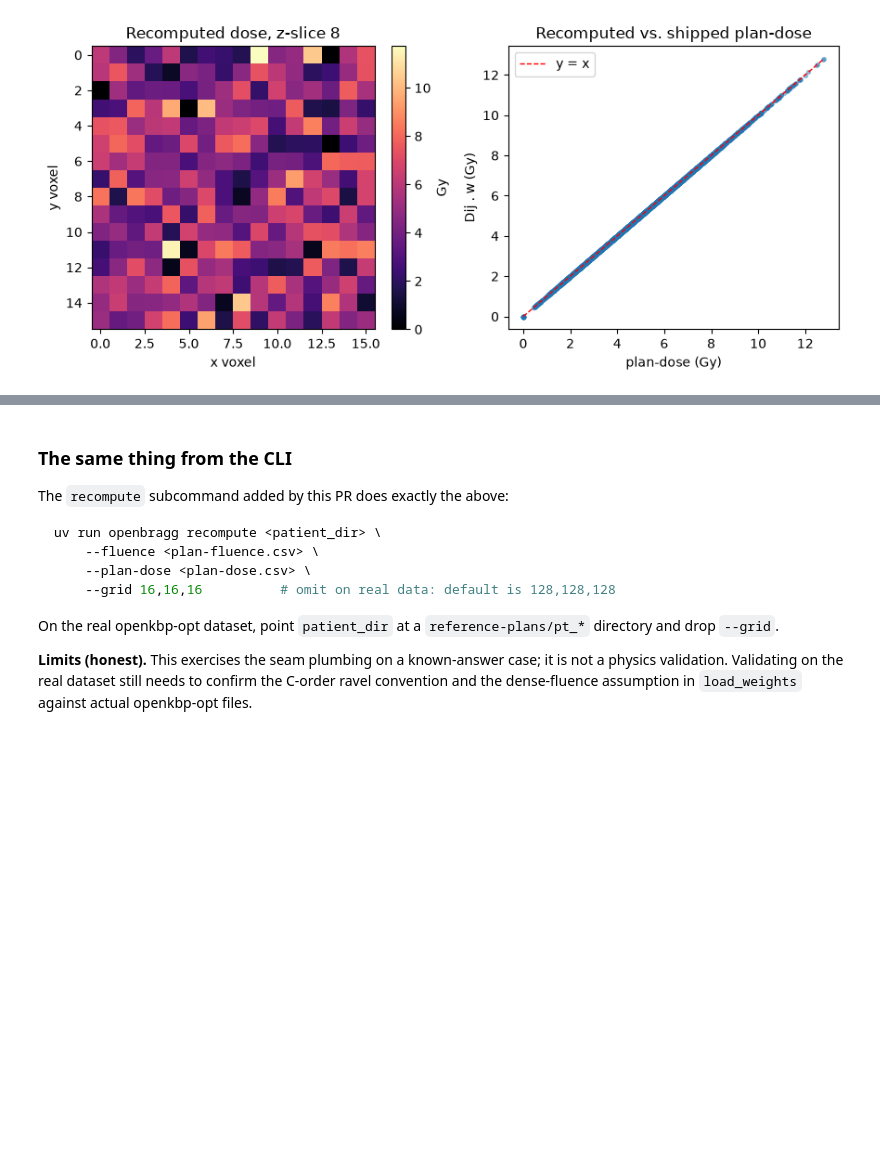
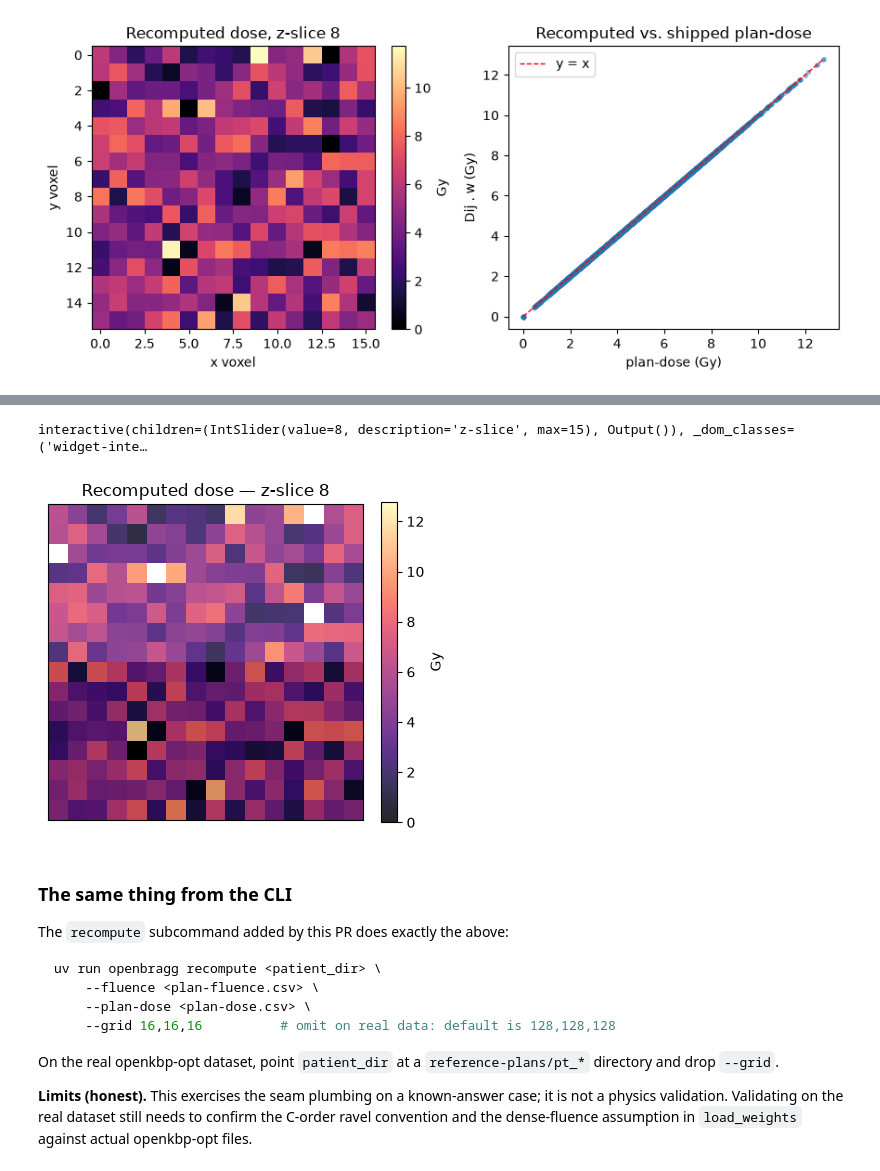
Before and after one commit to EBHolm/openbragg, a Jupyter notebook: notebooks/pr17_photon_recompute_demo.ipynb, the cells around one changed output, grey strips where cells are left out. Cells and saved outputs as stored; diff of their text form; code cells hidden in the pictures; blank space fills up the shorter version.

```diff
--- a/notebooks/pr17_photon_recompute_demo.ipynb
+++ b/notebooks/pr17_photon_recompute_demo.ipynb
@@ -181,3 +235,26 @@ plt.show()
+# %%
+def show_slice(z):
+    fig, ax = plt.subplots(figsize=(4.5, 4.5))
+    im = overlay_dose(ax, z)  # helper defined in the montage cell above
+    ax.set_title(f"Recomputed dose — z-slice {z}")
+    fig.colorbar(im, ax=ax, fraction=0.046, label="Gy")
+    plt.show()
+
+
+# Live: drag the slider to change slice (needs a running Jupyter kernel).
+interact(
+    show_slice,
+    z=IntSlider(
+        min=0, max=dose.shape[2] - 1, value=dose.shape[2] // 2, description="z-slice"
+    ),
+);
+
+# Static fallback so the committed (nbconvert) output shows a real frame —
+# GitHub/nbviewer don't render live widgets. Renders the middle slice.
+show_slice(dose.shape[2] // 2)
+# %% [output]
+interactive(children=(IntSlider(value=8, description='z-slice', max=15), Output()), _dom_classes=('widget-inte…
+[figure, added]
 # %% [markdown]
 ### The same thing from the CLI
 
```
Also changed, not shown: parts of 8 cells of this notebook.
